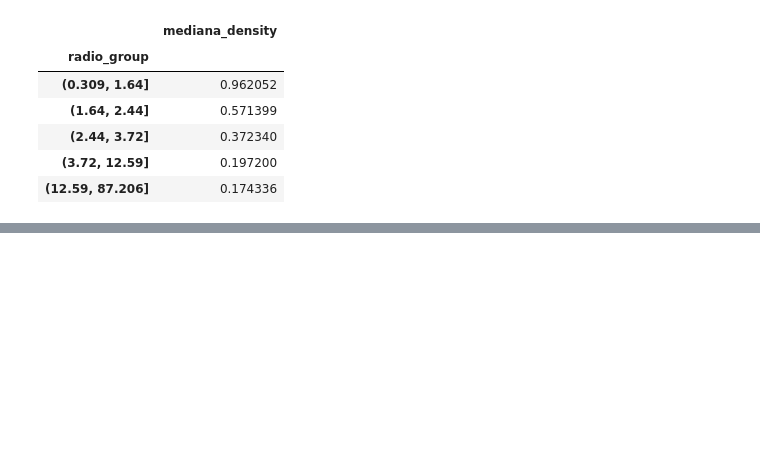
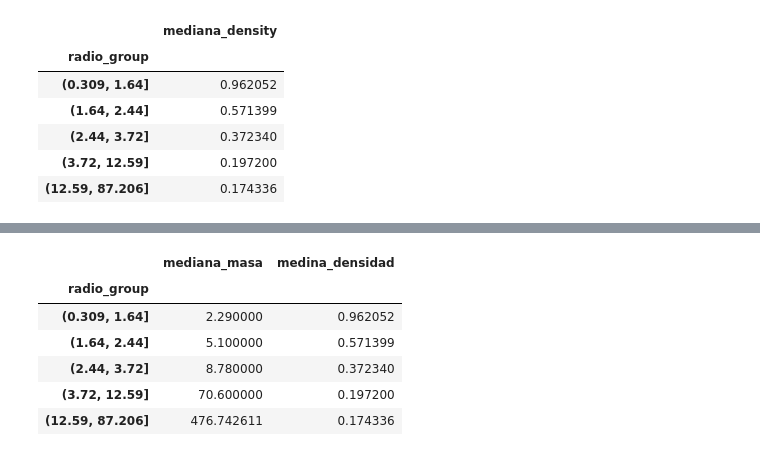
Before and after one commit to jhonatanaburto5-maker/machine-learning, a Jupyter notebook: notebooks/01_exoplanets_eda.ipynb, the cells around one changed output, grey strips where cells are left out. Saved outputs shown, nothing was run; the diff lists cells and outputs as text; code cells hidden in the pictures; blank space fills up the shorter version.

```diff
--- a/notebooks/01_exoplanets_eda.ipynb
+++ b/notebooks/01_exoplanets_eda.ipynb
@@ -373,0 +389,14 @@ df_density.groupby("radio_group").agg(
+# %%
+df_density.groupby("radio_group").agg(
+    mediana_masa = ("pl_bmasse","median"),
+    medina_densidad = ("pl_density_rel","median")
+)
+#El aumento del radio está asociado con un aumento de la masa, pero la relación no es perfectamente proporcional.
+# %% [output]
+|  | mediana_masa | medina_densidad |
+| radio_group |  |  |
+| (0.309, 1.64] | 2.290000 | 0.962052 |
+| (1.64, 2.44] | 5.100000 | 0.571399 |
+| (2.44, 3.72] | 8.780000 | 0.372340 |
+| (3.72, 12.59] | 70.600000 | 0.197200 |
+| (12.59, 87.206] | 476.742611 | 0.174336 |
```
Also changed, not shown: parts of 6 cells of this notebook.
